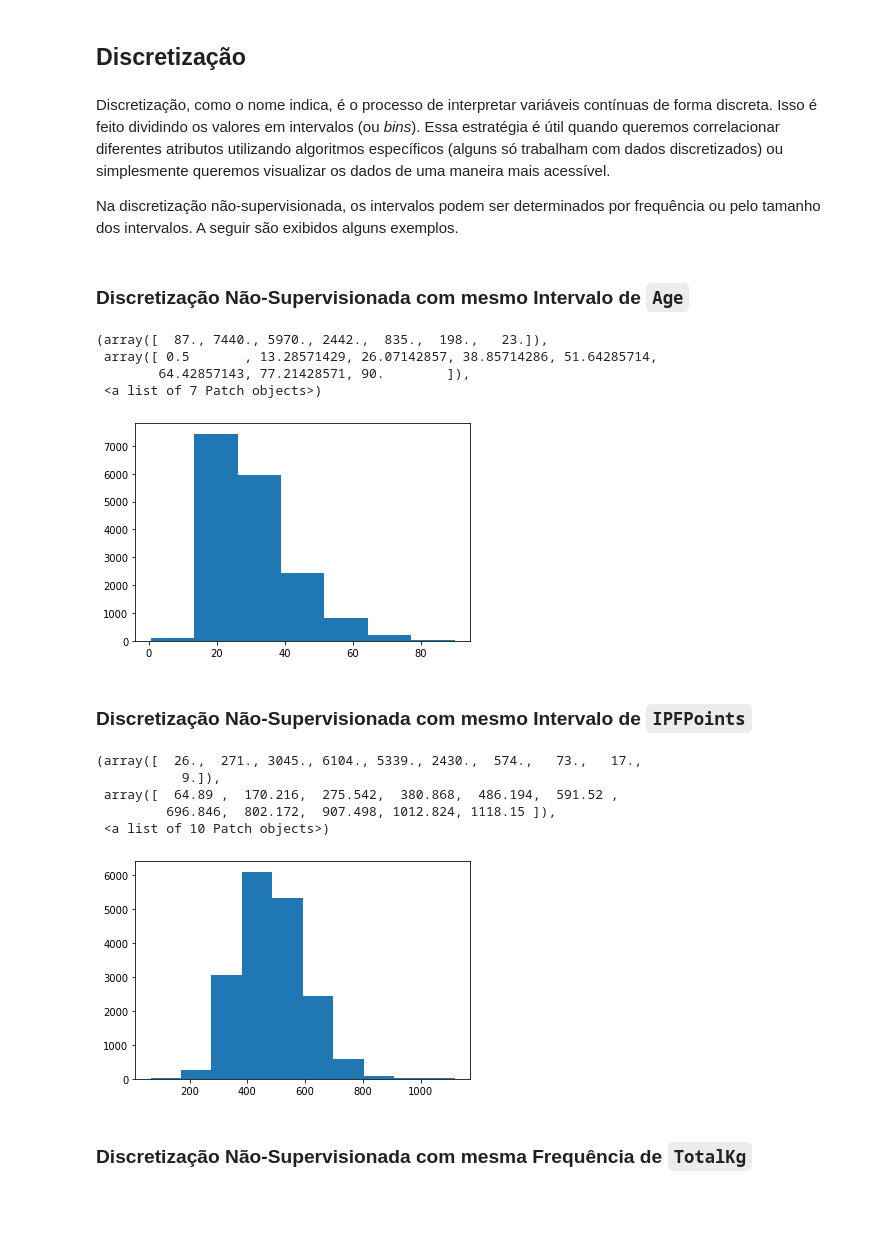
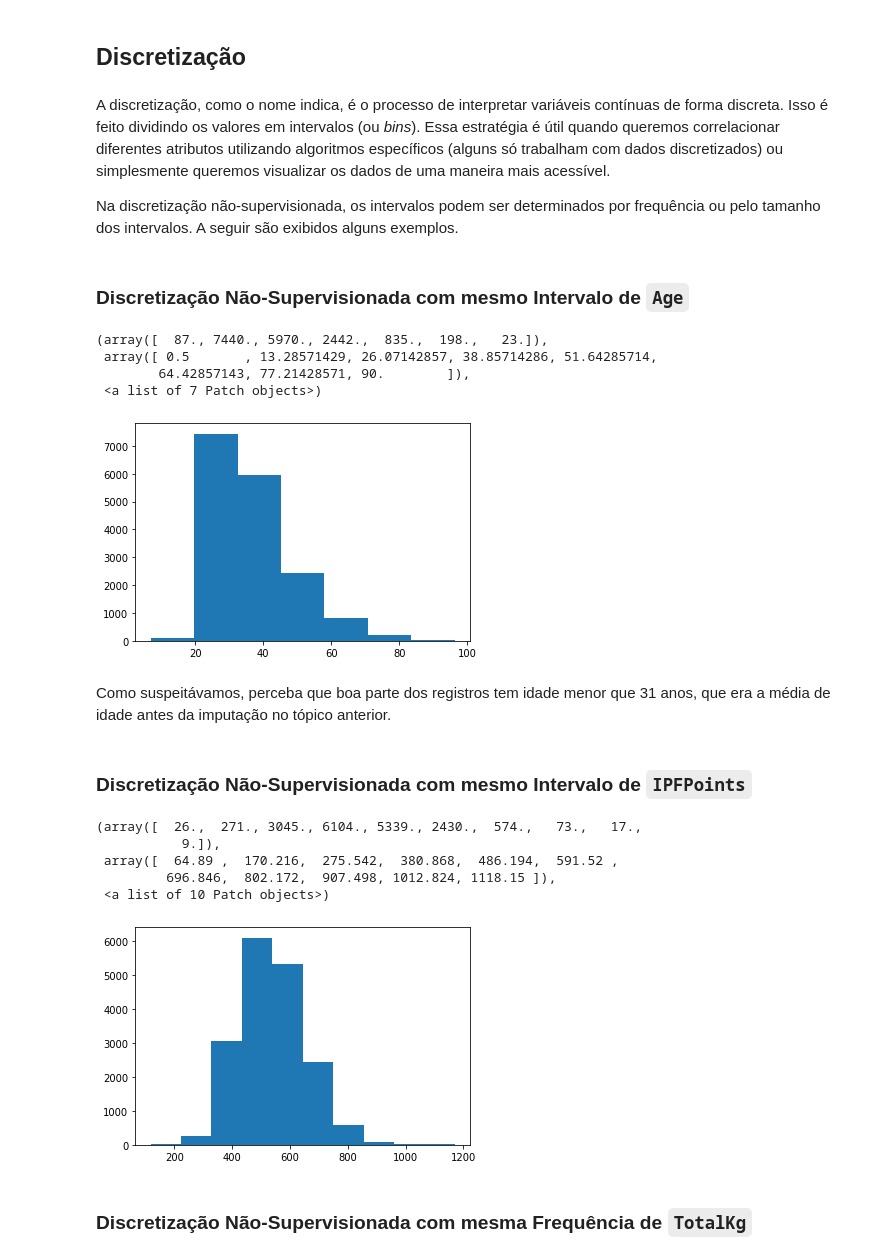
Before and after one commit to RafaelBNN/if697, a Jupyter notebook: ProjetoIF697.ipynb, the cells around one changed output. Cells and saved outputs as stored; diff of their text form; code cells hidden in the pictures; blank space fills up the shorter version.

Commit message:
Textinho até 'Análises Univariadas' feito

```diff
--- a/ProjetoIF697.ipynb
+++ b/ProjetoIF697.ipynb
@@ -699,30 +695,32 @@ Percebe-se que as pequenas mudanças que ocorreram nos valores de tendência for
 # %% [markdown]
 ## Discretização
 # %% [markdown]
-Discretização, como o nome indica, é o processo de interpretar variáveis contínuas de forma discreta. Isso é feito dividindo os valores em intervalos (ou *bins*). Essa estratégia é útil quando queremos correlacionar diferentes atributos utilizando algoritmos específicos (alguns só trabalham com dados discretizados) ou simplesmente queremos visualizar os dados de uma maneira mais acessível.
+A discretização, como o nome indica, é o processo de interpretar variáveis contínuas de forma discreta. Isso é feito dividindo os valores em intervalos (ou *bins*). Essa estratégia é útil quando queremos correlacionar diferentes atributos utilizando algoritmos específicos (alguns só trabalham com dados discretizados) ou simplesmente queremos visualizar os dados de uma maneira mais acessível.
 
 Na discretização não-supervisionada, os intervalos podem ser determinados por frequência ou pelo tamanho dos intervalos. A seguir são exibidos alguns exemplos.
 # %% [markdown]
 ### Discretização Não-Supervisionada com mesmo Intervalo de `Age`
 # %%
-plt.hist(df['Age'], bins=7, histtype='bar')
+plt.hist(df['Age'], bins=7, histtype='bar', align='right')
 # %% [output]
 (array([  87., 7440., 5970., 2442.,  835.,  198.,   23.]),
  array([ 0.5       , 13.28571429, 26.07142857, 38.85714286, 51.64285714,
         64.42857143, 77.21428571, 90.        ]),
  <a list of 7 Patch objects>)
-[figure, old version]
+[figure, new version]
+# %% [markdown]
+Como suspeitávamos, perceba que boa parte dos registros tem idade menor que 31 anos, que era a média de idade antes da imputação no tópico anterior.
 # %% [markdown]
 ### Discretização Não-Supervisionada com mesmo Intervalo de `IPFPoints`
 # %%
-plt.hist(df['IPFPoints'])
+plt.hist(df['IPFPoints'], align='right')
 # %% [output]
 (array([  26.,  271., 3045., 6104., 5339., 2430.,  574.,   73.,   17.,
            9.]),
  array([  64.89 ,  170.216,  275.542,  380.868,  486.194,  591.52 ,
          696.846,  802.172,  907.498, 1012.824, 1118.15 ]),
  <a list of 10 Patch objects>)
-[figure, old version]
+[figure, new version]
 # %% [markdown]
 ### Discretização Não-Supervisionada com mesma Frequência de `TotalKg`
 # %%
```
Also changed, not shown: parts of 28 cells of this notebook.
